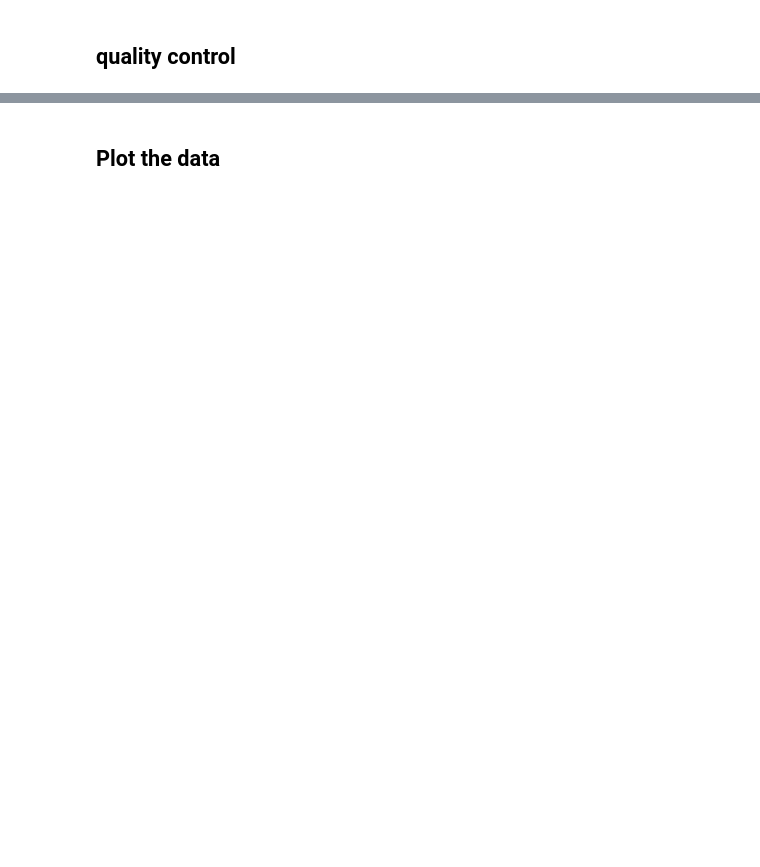
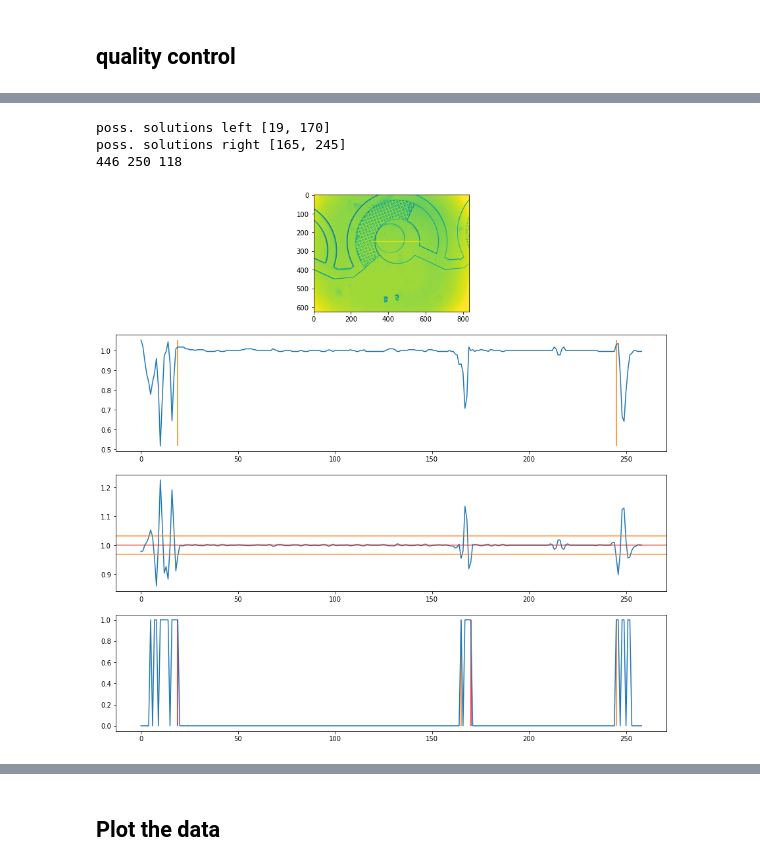
Before and after one commit to cfsb618/PyPhaseChip, a Jupyter notebook: pyphasechip.ipynb, the cells around one changed output, grey strips where cells are left out. Cells and saved outputs as stored; diff of their text form; code cells hidden in the pictures; blank space fills up the shorter version.

```diff
--- a/pyphasechip.ipynb
+++ b/pyphasechip.ipynb
@@ -107,0 +249,58 @@ calculation of the critical concentration
+# %%
+## profile plot test
+array = np.array([[0,0,0,0,0],
+                 [0,2,3,9,0],
+                 [0,1,10,8,0],
+                 [0,7,4,6,0],
+                 [0,0,0,0,0]])
+
+
+t = 0
+c = 2
+w = 0
+
+
+img = time_resolution[t][c][w]['gray'].copy()
+x = time_resolution[0][c][w]['circles'][0,0,0]
+y = time_resolution[0][c][w]['circles'][0,0,1]
+r = time_resolution[0][c][w]['circles'][0,0,2]
+
+f = 1.1
+L = int(x-f*r)
+R = int(x+f*r)
+
+row = img[y][L:R]
+l = np.arange(row.size)
+
+
+img_wL = cv2.line(img.copy(), (L,y), (R,y), (255,0,0), 2)
+
+fig, (ax1, ax2, ax3, ax4) = plt.subplots(nrows=4, figsize=(15,15))
+ax1.imshow(img_wL)
+
+row_norm = row / np.median(row)
+ax2.plot(l, row_norm)
+
+ax3.plot(l, np.gradient(np.gradient(row / np.median(row)))+1)
+derv = np.gradient(np.gradient(row / np.median(row)))+1
+ax3.axhline(np.median(derv), color='tab:red', alpha=0.6)
+ax3.axhline(np.median(derv) + np.std(derv), color='tab:orange', alpha=0.8)
+ax3.axhline(np.median(derv) - np.std(derv), color='tab:orange', alpha=0.8)
+
+outside_std = outside_std_dev(derv)
+left_edge, right_edge, solns, solns_rev = find_edges(outside_std, search_length=20)
+
+
+ax4.plot(l, outside_std)
+ax4.vlines(solns,0,1,color='red')
+ax4.vlines(solns_rev,0,1,color="tab:orange")
+ax2.vlines(left_edge, ymin=np.min(row_norm), ymax=np.max(row_norm), color="tab:orange")
+ax2.vlines(right_edge, ymin=np.min(row_norm), ymax=np.max(row_norm), color="tab:orange")
+
+#ax2.set_ylim([0, 1.2])
+print(x,y,r)
+# %% [output]
+poss. solutions left [19, 170]
+poss. solutions right [165, 245]
+446 250 118
+[figure, added]
```
Also changed, not shown: parts of 19 cells of this notebook, 2 other files.
